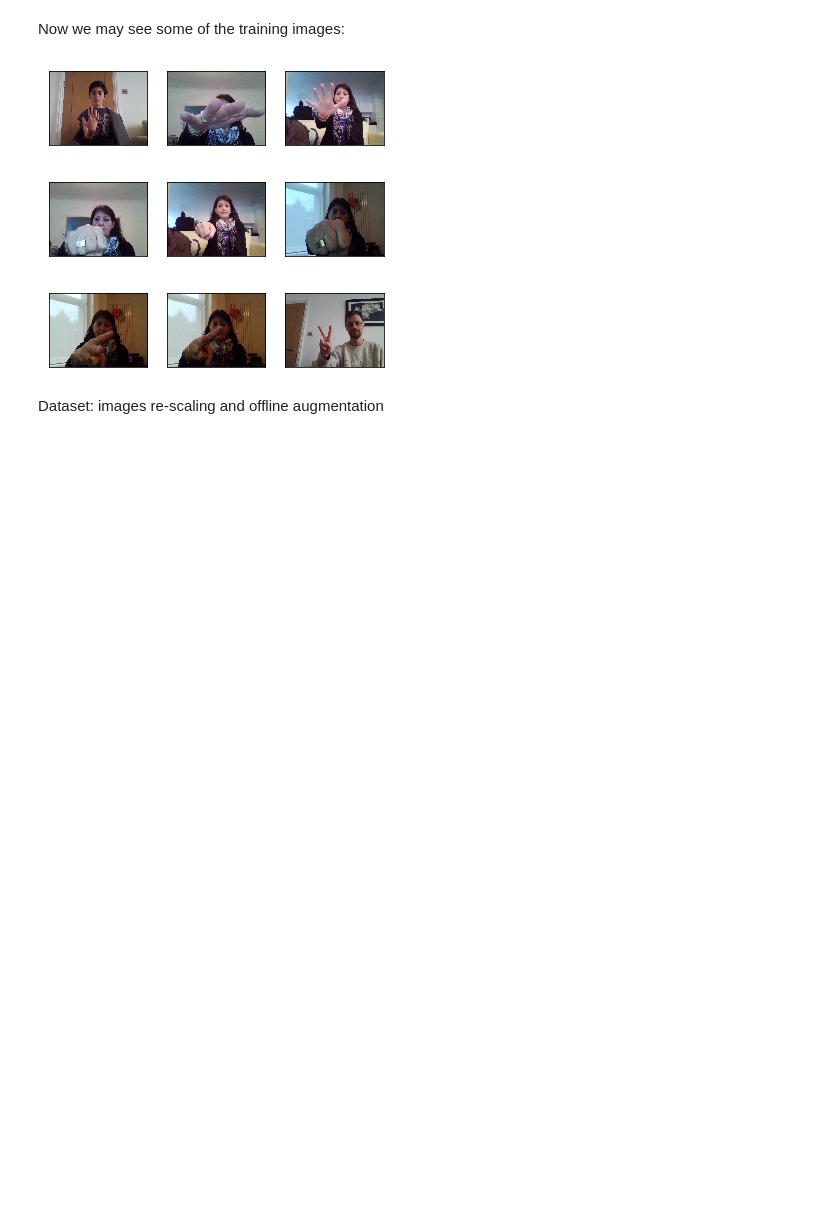
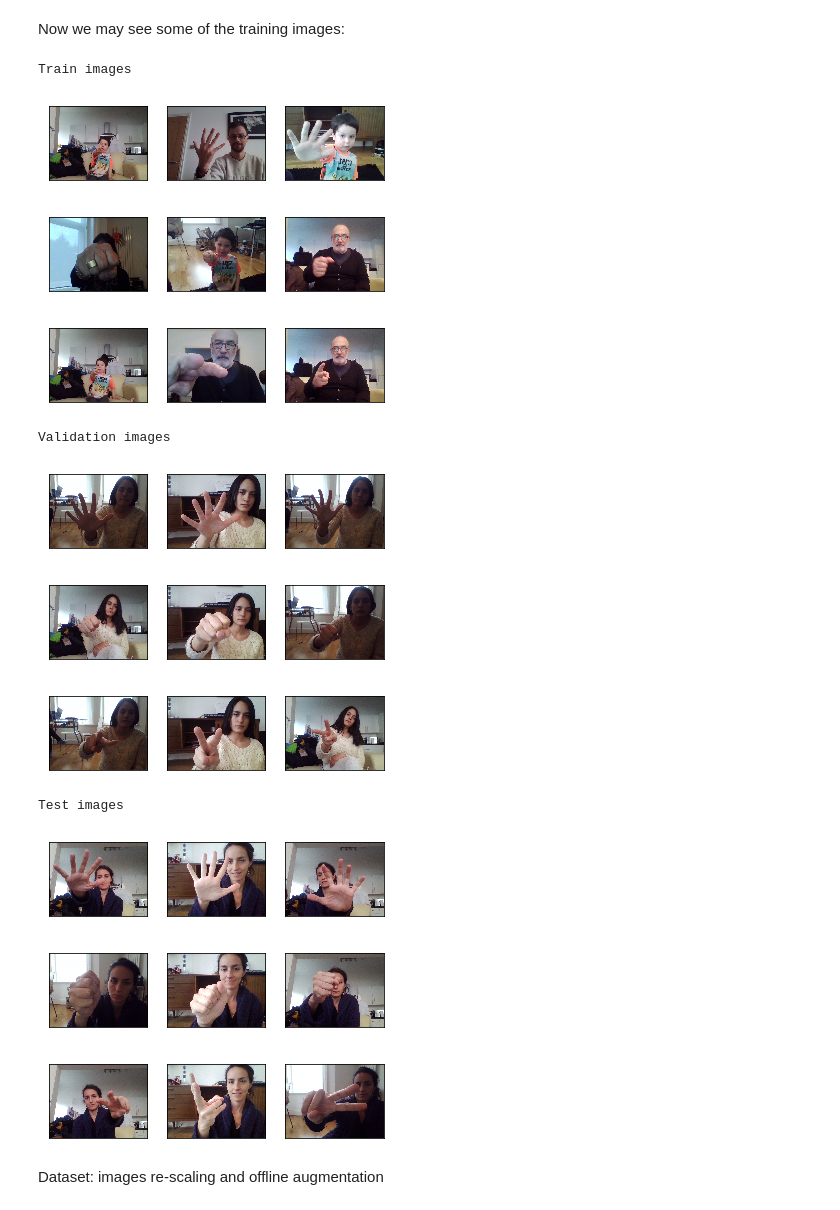
Before and after one commit to juanneilson/machine-learning, a Jupyter notebook: projects/capstone/Cachipun.ipynb, the cells around one changed output. Drawn from its saved outputs; the diff is of its cells as text; code cells hidden in the pictures; blank space fills up the shorter version.

```diff
--- a/projects/capstone/Cachipun.ipynb
+++ b/projects/capstone/Cachipun.ipynb
@@ -32,6 +32,8 @@ First we will start exploring the dataset and making some preprocessing. Below w
 
 #Train folder
 train_folder = 'datasets/train'
+validation_folder = 'datasets/validation'
+test_folder = 'datasets/test'
 
 # define function to load train, test, and validation datasets
 def load_dataset(path):
@@ -42,6 +44,8 @@ def load_dataset(path):
 
 # load train, test, and validation datasets
 train_files, train_targets = load_dataset(train_folder)
+valid_files, valid_targets = load_dataset(validation_folder)
+test_files, test_targets = load_dataset(test_folder)
 
 # load list of classes
 #class_names = [item[20:-1] for item in sorted(glob(train_folder +"/*/"))]
@@ -51,8 +55,8 @@ class_names = [name for name in os.listdir(train_folder)]
 print('There are %d total class categories.' % len(class_names))
 #print('There are %s total class images.\n' % len(np.hstack([train_files, valid_files, test_files])))
 print('There are %d training images.' % len(train_files))
-#print('There are %d validation images.' % len(valid_files))
-#print('There are %d test images.'% len(test_files))
+print('There are %d validation images.' % len(valid_files))
+print('There are %d test images.'% len(test_files))
 print('Classes: ')
 for class_str in class_names:
     print(' - ' + class_str)
@@ -68,36 +74,58 @@ Now we may see some of the training images:
 # %%
 
 n_class_elements_to_show = 3
 
 def load_image_for_show(image_path):
     img = cv2.imread(image_path)
     # convert BGR image to RGB for plotting
     cv_rgb = cv2.cvtColor(img, cv2.COLOR_BGR2RGB)
     return cv_rgb
 
 def plot_img_from_path(image_path, axes=None):
     img = load_image_for_show(image_path)
     if axes:
         axes.imshow(img)
         axes.set_xticks([])
         axes.set_yticks([])
     else:
         plt.imshow(img)
 
-train_target_int = np.array([ np.where(r==1)[0][0] for r in train_targets ])
+def get_int_targets(targets):
+    return np.array([ np.where(r==1)[0][0] for r in targets ])
 
-for class_label in range(len(class_names)):
-    class_indexes = np.nonzero(train_target_int==class_label)
-    f, axarr = plt.subplots(1, 3)
-    for to_show in range(n_class_elements_to_show):
-        img_index = class_indexes[0][to_show]
-        img_path = train_files[img_index]
-        plot_img_from_path( img_path, axarr[to_show])
-plt.show()
+def show_images_from_set(files_list, target_int):
+    for class_label in range(len(class_names)):
+        class_indexes = np.nonzero(target_int==class_label)
+        f, axarr = plt.subplots(1, 3)
+        for to_show in range(n_class_elements_to_show):
+            img_index = class_indexes[0][to_show]
+            img_path = files_list[img_index]
+            plot_img_from_path( img_path, axarr[to_show])
+    plt.show()
+
+train_target_int = get_int_targets(train_targets)
+valid_target_int = get_int_targets(valid_targets)
+test_target_int = get_int_targets(test_targets)
+
+print("Train images")
+show_images_from_set(train_files, train_target_int)
+print("Validation images")
+show_images_from_set(valid_files, valid_target_int)
+print("Test images")
+show_images_from_set(test_files, test_target_int)
 # %% [output]
+Train images
-[figure, old version]
+[figure, new version]
-[figure, old version]
+[figure, new version]
-[figure, old version]
+[figure, new version]
+Validation images
+[figure, added]
+[figure, added]
+[figure, added]
+Test images
+[figure, added]
+[figure, added]
+[figure, added]
 # %% [markdown]
 Dataset: images re-scaling and offline augmentation
 # %%
```
Also changed, not shown: parts of 6 cells of this notebook.
